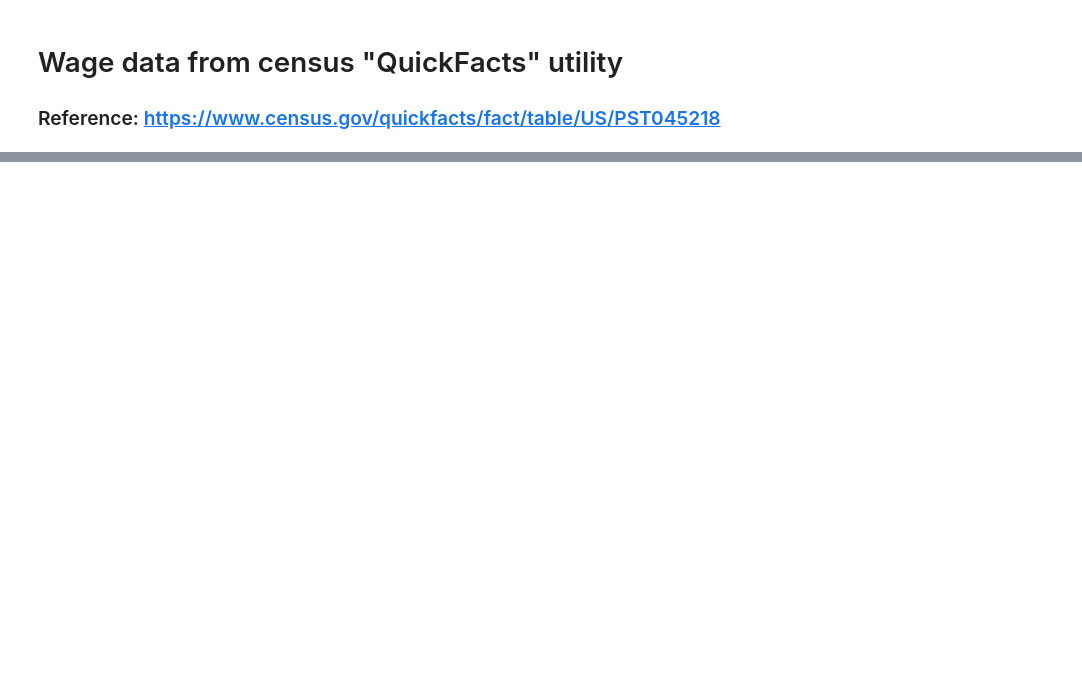
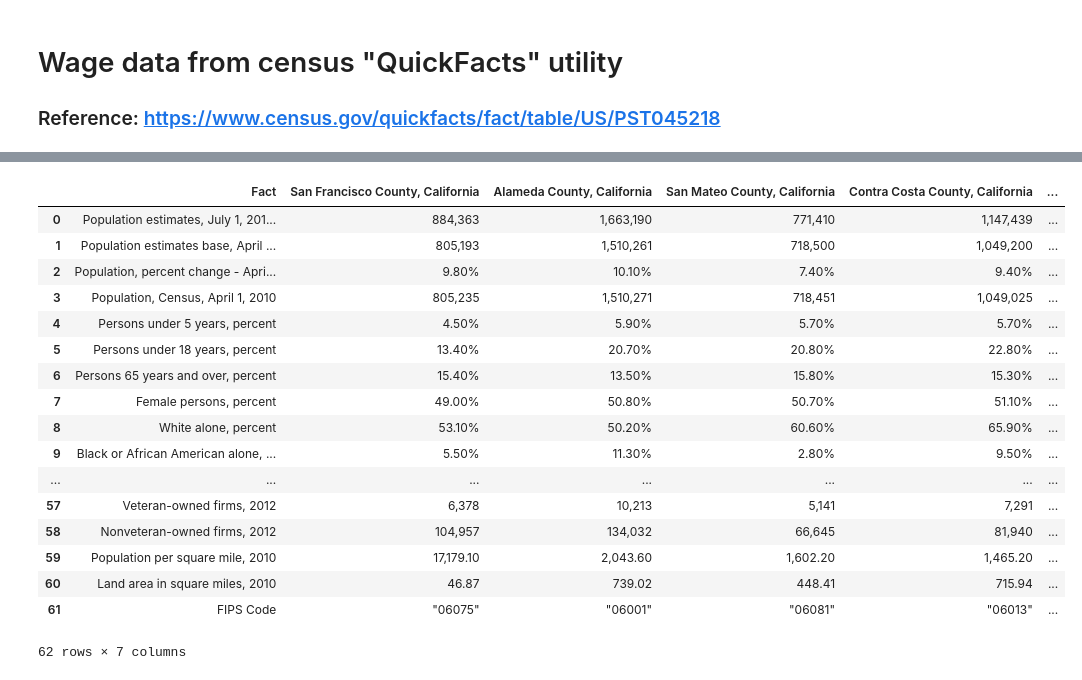
Before and after one commit to vanessaoakes/Escape-the-Bay, a Jupyter notebook: Wagedata.ipynb, the cells around one changed output, grey strips where cells are left out. Drawn from its saved outputs; the diff is of its cells as text; code cells hidden in the pictures; blank space fills up the shorter version.

```diff
--- a/Wagedata.ipynb
+++ b/Wagedata.ipynb
@@ -34,2 +38,68 @@ in_ca_df.head()
+# %%
+# Dependencies and Setup
+%matplotlib inline
+import matplotlib.pyplot as plt
+import pandas as pd
+import numpy as np
+
+# Files to load
+CA_counties = pd.read_csv("CA_counties.csv")
+non_CA_counties = pd.read_csv("non_CA_counties.csv")
+
+CA_counties.drop(columns = ['Fact Note'], inplace=True)
+CA_counties.drop(columns = ['Value Note for San Francisco County, California'], inplace=True)
+CA_counties.drop(columns = ['Value Note for Alameda County, California'], inplace=True)
+CA_counties.drop(columns = ['Value Note for San Mateo County, California'], inplace=True)
+CA_counties.drop(columns = ['Value Note for Contra Costa County, California'], inplace=True)
+CA_counties.drop(columns = ['Value Note for Los Angeles County, California'], inplace=True)
+CA_counties.drop(columns = ['Value Note for Santa Clara County, California'], inplace=True)
+
+non_CA_counties.drop(columns = ['Fact Note'], inplace=True)
+non_CA_counties.drop(columns = ['Value Note for San Francisco County, California'], inplace=True)
+non_CA_counties.drop(columns = ['Value Note for King County, Washington'], inplace=True)
+non_CA_counties.drop(columns = ['Value Note for New York County (Manhattan Borough), New York'], inplace=True)
+non_CA_counties.drop(columns = ['Value Note for Multnomah County, Oregon'], inplace=True)
+non_CA_counties.drop(columns = ['Value Note for Kings County (Brooklyn Borough), New York'], inplace=True)
+non_CA_counties.drop(columns = ['Value Note for Cook County, Illinois'], inplace=True)
+non_CA_counties.drop(columns = ['Value Note for Travis County, Texas'], inplace=True)
+
+# Remove the rows which have NaNs,  doing inplace needed
+CA_counties.dropna(inplace=True)
+non_CA_counties.dropna(inplace=True)
+
+# Reset the index to keep everything in order, drop = True means that the original index will be discarded
+# Do this because we need to have one DF that shows the row number as a reference (later code)
+# Reference:  https://stackoverflow.com/questions/33165734/update-index-after-sorting-data-frame
+
+CA_counties.reset_index(drop=True, inplace=True)
+non_CA_counties.reset_index(drop=True, inplace=True)
+
+
+# Only keep the top 62 rows of data
+
+CA_counties = CA_counties[:62]
+non_CA_counties = non_CA_counties[:62]
+
+
+CA_counties
+# %% [output]
+|  | Fact | San Francisco County, California | Alameda County, California | San Mateo County, California | Contra Costa County, California | ... |
+| 0 | Population estimates, July 1, 201... | 884,363 | 1,663,190 | 771,410 | 1,147,439 | ... |
+| 1 | Population estimates base, April ... | 805,193 | 1,510,261 | 718,500 | 1,049,200 | ... |
+| 2 | Population, percent change - Apri... | 9.80% | 10.10% | 7.40% | 9.40% | ... |
+| 3 | Population, Census, April 1, 2010 | 805,235 | 1,510,271 | 718,451 | 1,049,025 | ... |
+| 4 | Persons under 5 years, percent | 4.50% | 5.90% | 5.70% | 5.70% | ... |
+| 5 | Persons under 18 years, percent | 13.40% | 20.70% | 20.80% | 22.80% | ... |
+| 6 | Persons 65 years and over, percent | 15.40% | 13.50% | 15.80% | 15.30% | ... |
+| 7 | Female persons, percent | 49.00% | 50.80% | 50.70% | 51.10% | ... |
+| 8 | White alone, percent | 53.10% | 50.20% | 60.60% | 65.90% | ... |
+| 9 | Black or African American alone, ... | 5.50% | 11.30% | 2.80% | 9.50% | ... |
+| ... | ... | ... | ... | ... | ... | ... |
+| 57 | Veteran-owned firms, 2012 | 6,378 | 10,213 | 5,141 | 7,291 | ... |
+| 58 | Nonveteran-owned firms, 2012 | 104,957 | 134,032 | 66,645 | 81,940 | ... |
+| 59 | Population per square mile, 2010 | 17,179.10 | 2,043.60 | 1,602.20 | 1,465.20 | ... |
+| 60 | Land area in square miles, 2010 | 46.87 | 739.02 | 448.41 | 715.94 | ... |
+| 61 | FIPS Code | "06075" | "06001" | "06081" | "06013" | ... |
+62 rows × 7 columns
 # %%
 # Rename the columns, look at the DataFrame
```
Also changed, not shown: parts of 15 cells of this notebook.
